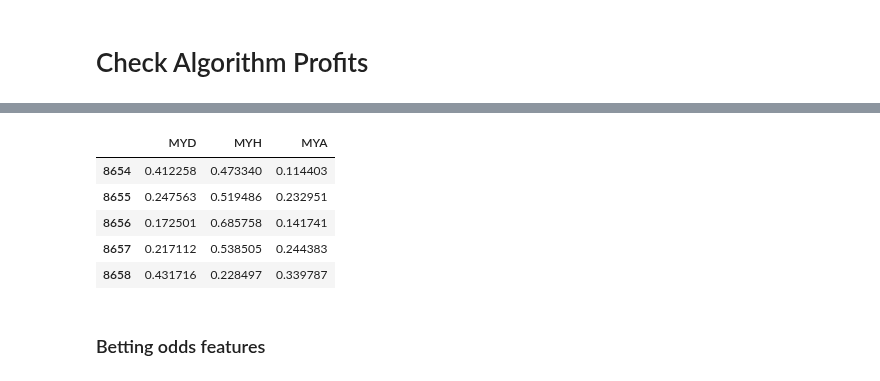
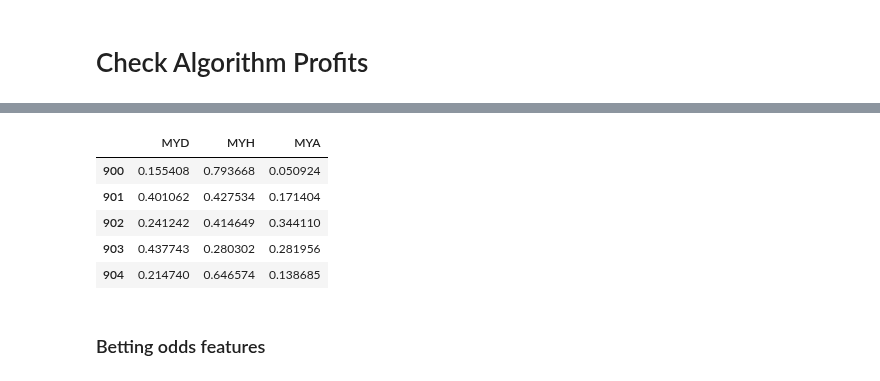
Before and after one commit to asafavinoam/applied_data_science_project, a Jupyter notebook: check_algorithm_profits.ipynb, the cells around one changed output, grey strips where cells are left out. Cells and saved outputs as stored; diff of their text form; code cells hidden in the pictures.

```diff
--- a/check_algorithm_profits.ipynb
+++ b/check_algorithm_profits.ipynb
@@ -57,19 +107,19 @@ matches.head()
 # %%
-all_models = ["DecisionTreeClassifier","KNeighborsClassifier","LogisticRegression","RandomForestClassifier","nn_model","final_soft_decision"]
+all_models = ["DecisionTreeClassifier","KNeighborsClassifier","LogisticRegression","RandomForestClassifier","nn_model","lstm_model","final_soft_decision"]
 
 my_predictions = {}
 
 for model in all_models:
     my_predictions[model] = pd.read_csv("databases/my_predictions/" + model + ".csv", index_col = [0], skipinitialspace = True)
 
 my_predictions[model].head()
 # %% [output]
 |  | MYD | MYH | MYA |
-| 8654 | 0.412258 | 0.473340 | 0.114403 |
-| 8655 | 0.247563 | 0.519486 | 0.232951 |
-| 8656 | 0.172501 | 0.685758 | 0.141741 |
-| 8657 | 0.217112 | 0.538505 | 0.244383 |
-| 8658 | 0.431716 | 0.228497 | 0.339787 |
+| 900 | 0.155408 | 0.793668 | 0.050924 |
+| 901 | 0.401062 | 0.427534 | 0.171404 |
+| 902 | 0.241242 | 0.414649 | 0.344110 |
+| 903 | 0.437743 | 0.280302 | 0.281956 |
+| 904 | 0.214740 | 0.646574 | 0.138685 |
 # %% [markdown]
 ### Betting odds features
 # %%
```
Also changed, not shown: parts of 24 cells of this notebook, 1 other file.
